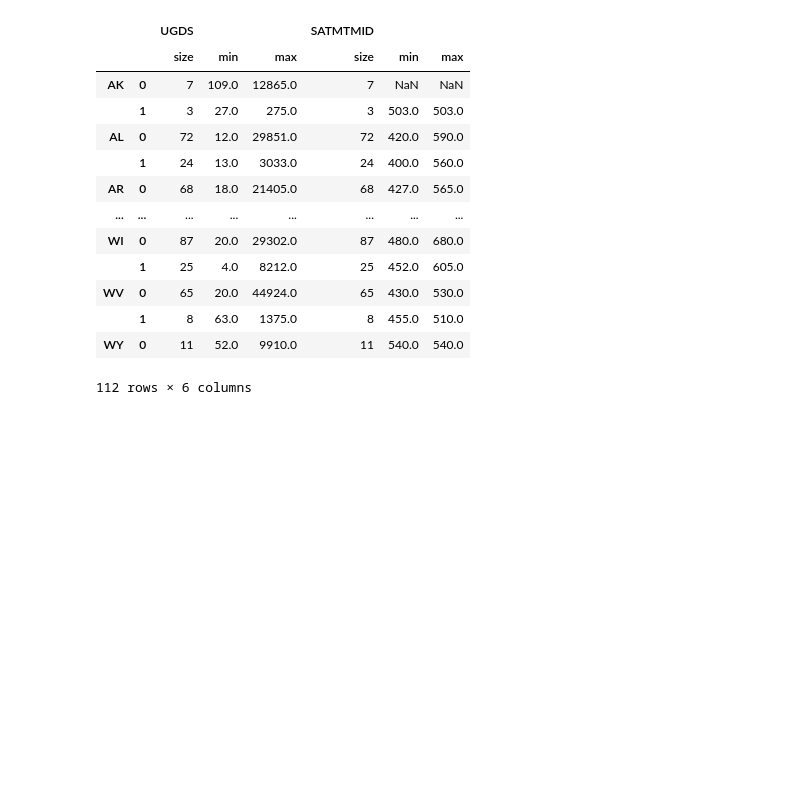
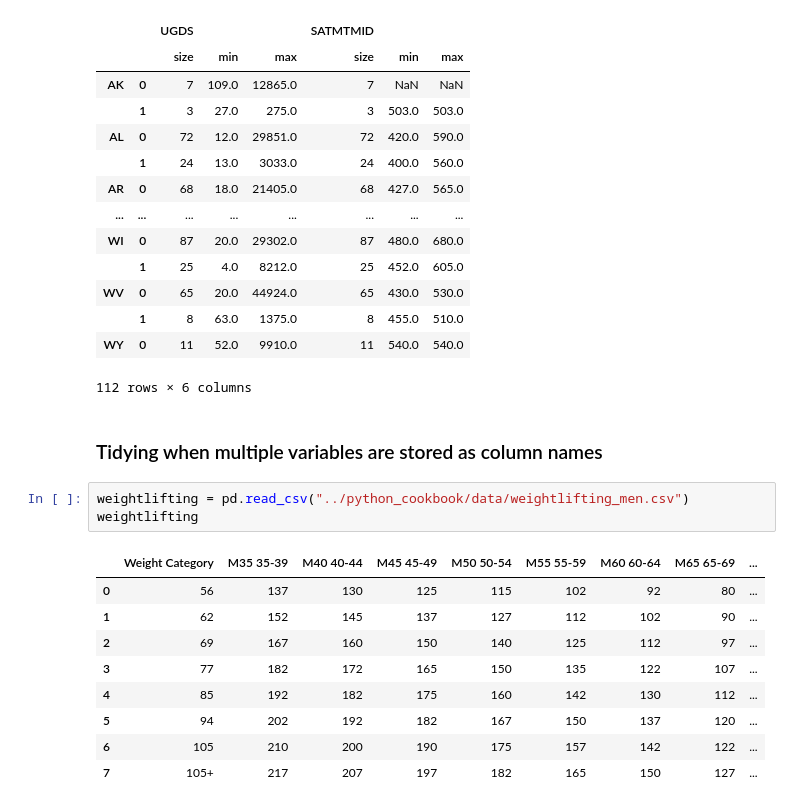
Before and after one commit to hyunjun33/Daily_coding, a Jupyter notebook: 2022-05-09/Restructuring_Data_into_a_Tidy_Form.ipynb, the cells around one changed output. Cells and saved outputs as stored; diff of their text form; blank space fills up the shorter version.

```diff
--- a/2022-05-09/Restructuring_Data_into_a_Tidy_Form.ipynb
+++ b/2022-05-09/Restructuring_Data_into_a_Tidy_Form.ipynb
@@ -915,3 +915,18 @@ Length: 708, dtype: float64
 |  | 1 | 8 | 63.0 | 1375.0 | 8 | 455.0 | 510.0 |
 | WY | 0 | 11 | 52.0 | 9910.0 | 11 | 540.0 | 540.0 |
 112 rows × 6 columns
+# %% [markdown]
+### Tidying when multiple variables are stored as column names
+# %%
+weightlifting = pd.read_csv("../python_cookbook/data/weightlifting_men.csv")
+weightlifting
+# %% [output]
+|  | Weight Category | M35 35-39 | M40 40-44 | M45 45-49 | M50 50-54 | M55 55-59 | M60 60-64 | M65 65-69 | ... |
+| 0 | 56 | 137 | 130 | 125 | 115 | 102 | 92 | 80 | ... |
+| 1 | 62 | 152 | 145 | 137 | 127 | 112 | 102 | 90 | ... |
+| 2 | 69 | 167 | 160 | 150 | 140 | 125 | 112 | 97 | ... |
+| 3 | 77 | 182 | 172 | 165 | 150 | 135 | 122 | 107 | ... |
+| 4 | 85 | 192 | 182 | 175 | 160 | 142 | 130 | 112 | ... |
+| 5 | 94 | 202 | 192 | 182 | 167 | 150 | 137 | 120 | ... |
+| 6 | 105 | 210 | 200 | 190 | 175 | 157 | 142 | 122 | ... |
+| 7 | 105+ | 217 | 207 | 197 | 182 | 165 | 150 | 127 | ... |
```
Also changed, not shown: parts of 1 cell of this notebook.
